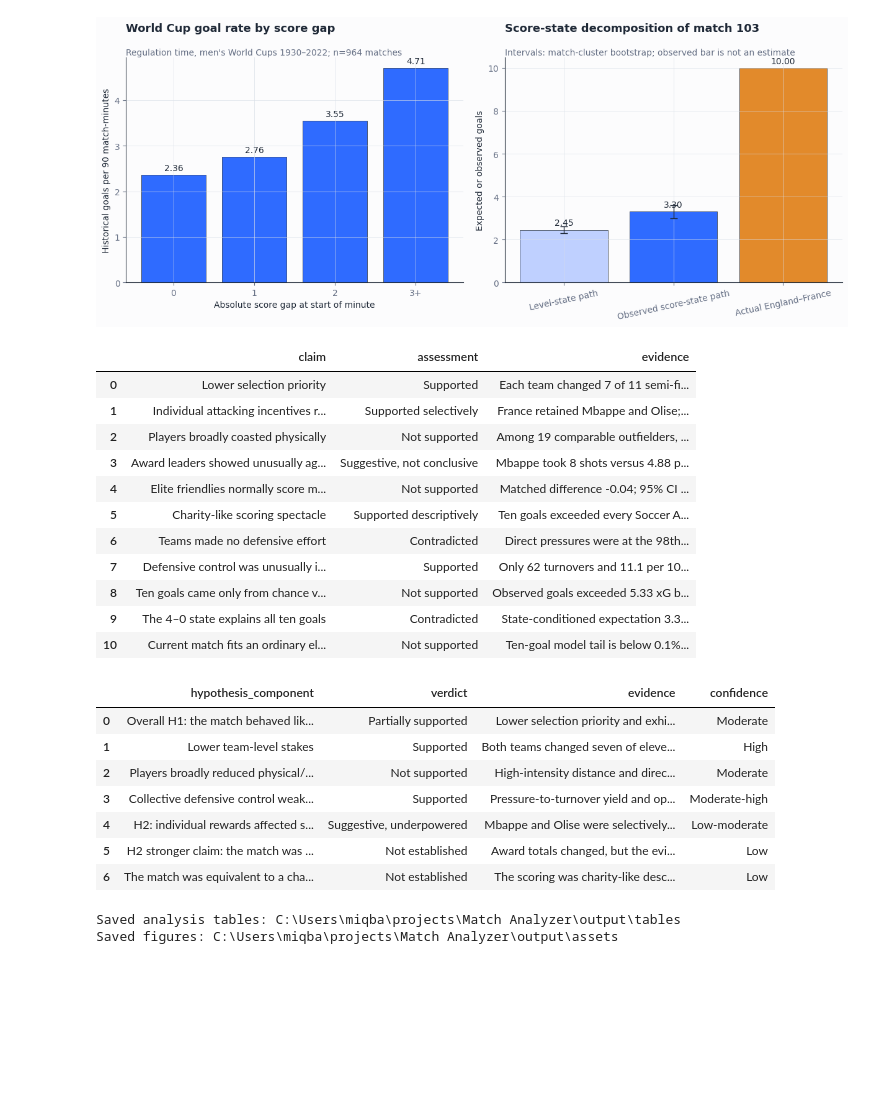
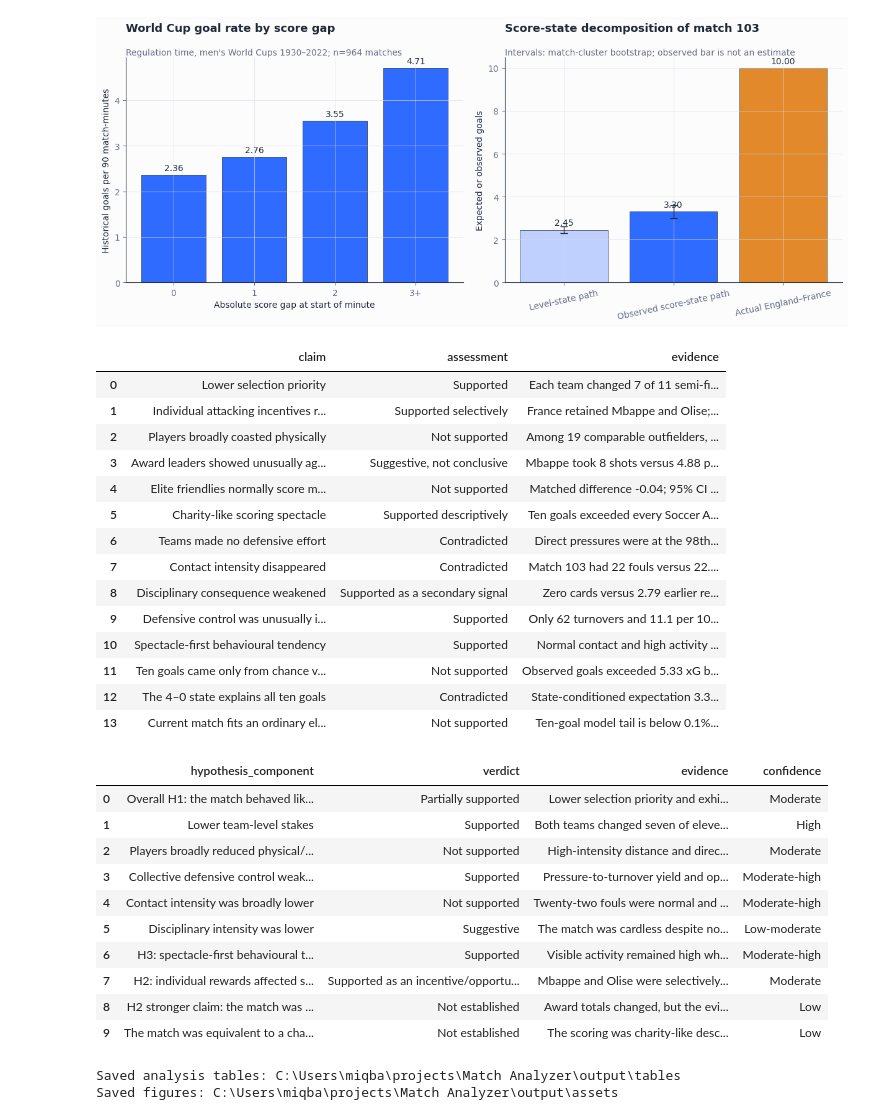
Before and after one commit to Shiverion/england-france-third-place-analysis, a Jupyter notebook: output/jupyter-notebook/england_france_2026_third_place_analysis_v2.ipynb, the cells around one changed output. Saved outputs shown, nothing was run; the diff lists cells and outputs as text; code cells hidden in the pictures; blank space fills up the shorter version.

```diff
--- a/output/jupyter-notebook/england_france_2026_third_place_analysis_v2.ipynb
+++ b/output/jupyter-notebook/england_france_2026_third_place_analysis_v2.ipynb
@@ -205,6 +217,17 @@ player_match_coverage = player_match.groupby("team")["match_number"].nunique()
 minute_totals = player_match.groupby(["match_number", "team", "match_duration"])["minutes"].sum()
 minute_expected = minute_totals.index.get_level_values("match_duration") * 11
 minute_groups_reconciled = int(np.isclose(minute_totals.to_numpy(), minute_expected).sum())
+discipline_team_sizes = team_discipline.groupby("match_number").size()
+discipline_foul_reconciliation = team_discipline.merge(
+    team_discipline[["match_number", "team", "fouls_committed"]],
+    left_on=["match_number", "opponent"],
+    right_on=["match_number", "team"],
+    suffixes=("", "_opponent"),
+    validate="one_to_one",
+)
+discipline_fouls_reconciled = discipline_foul_reconciliation[
+    "fouls_suffered"
+].eq(discipline_foul_reconciliation["fouls_committed_opponent"])
 
 quality_checks = pd.DataFrame([
     ("International result dates parse", int(results["date"].notna().sum()), len(results), "pass" if results["date"].notna().all() else "review"),
@@ -221,6 +244,10 @@ quality_checks = pd.DataFrame([
     ("FIFA player-match-shirt key unique", player_key_duplicates, 0, "pass" if player_key_duplicates == 0 else "fail"),
     ("Focal teams each cover eight matches", int(player_match_coverage.eq(8).sum()), 2, "pass" if player_match_coverage.eq(8).all() else "fail"),
     ("Player minutes reconcile eleven on-field slots", minute_groups_reconciled, len(minute_totals), "pass" if minute_groups_reconciled == len(minute_totals) else "fail"),
+    ("Full Time reports cover matches 1–103 exactly", int(set(match_discipline["match_number"]) == set(range(1, 104))), 1, "pass" if set(match_discipline["match_number"]) == set(range(1, 104)) else "fail"),
+    ("Full Time reports have two team rows per match", int(discipline_team_sizes.eq(2).sum()), 103, "pass" if discipline_team_sizes.eq(2).all() else "fail"),
+    ("Fouls suffered reconcile to opponent fouls", int(discipline_fouls_reconciled.sum()), len(team_discipline), "pass" if discipline_fouls_reconciled.all() else "fail"),
+    ("Full Time report supplies Match-103 ten-goal score", int(match_discipline.loc[match_discipline["match_number"].eq(103), "total_goals"].iloc[0]), 10, "pass"),
     ("Results backbone current score populated", int(current_result_row[["home_score", "away_score"]].notna().all(axis=1).sum()), 1, "expected gap"),
 ], columns=["check", "observed", "expected", "status"])
 
@@ -238,6 +265,10 @@ assert incentive_arithmetic.all()
 assert player_key_duplicates == 0
 assert player_match_coverage.eq(8).all()
 assert minute_groups_reconciled == len(minute_totals)
+assert set(match_discipline["match_number"]) == set(range(1, 104))
+assert discipline_team_sizes.eq(2).all()
+assert discipline_fouls_reconciled.all()
+assert match_discipline.loc[match_discipline["match_number"].eq(103), "total_goals"].iloc[0] == 10
 display(quality_checks)
 
 print("Known freshness gap: the cloned results backbone still stores match 103 as an unscored fixture; official FIFA data supplies the result and process metrics.")
@@ -1716,7 +2080,10 @@ evidence_scorecard = pd.DataFrame([
     ("Elite friendlies normally score much more", "Not supported", f"Matched difference {primary_test['mean_difference']:+.2f}; 95% CI {primary_test['ci_low']:+.2f} to {primary_test['ci_high']:+.2f}; p={primary_test['permutation_p']:.3f}."),
     ("Charity-like scoring spectacle", "Supported descriptively", f"Ten goals exceeded every Soccer Aid row; the expanded {len(benchmark_all)}-match benchmark shows that creator-led formats can also reach 10+ goals, so event stratification matters."),
     ("Teams made no defensive effort", "Contradicted", f"Direct pressures were at the {process_percentiles.loc[process_percentiles['metric'].eq('direct_pressures'), 'percentile'].iloc[0]:.0f}th percentile, while high-intensity player distance was above individual baselines."),
+    ("Contact intensity disappeared", "Contradicted", f"Match 103 had {current_discipline['total_fouls']:.0f} fouls versus {reference_90['total_fouls'].mean():.2f} in earlier regulation-time matches; tackles attempted were {contact_control_split.loc[contact_control_split['metric'].eq('tackles_made'), 'relative_delta_pct'].iloc[0]:+.0f}% versus the focal teams' own prior rates."),
+    ("Disciplinary consequence weakened", "Supported as a secondary signal", f"Zero cards versus {reference_90['total_card_events'].mean():.2f} earlier regulation-time mean; add-one empirical p={discipline_tests.loc[discipline_tests['reference'].eq('All earlier knockout matches'), 'add_one_empirical_lower_tail_p'].iloc[0]:.3f} for all earlier knockout matches and {discipline_tests.loc[discipline_tests['reference'].eq('Regulation-only knockout matches'), 'add_one_empirical_lower_tail_p'].iloc[0]:.3f} after excluding extra time."),
     ("Defensive control was unusually ineffective", "Supported", f"Only {current_process['forced_turnovers']:.0f} turnovers and {current_process['turnovers_per_100_pressures']:.1f} per 100 pressures; the latter was below all 102 earlier matches."),
+    ("Spectacle-first behavioural tendency", "Supported", "Normal contact and high activity coexisted with zero cards, tournament-leading attack, bottom-ranked pressure yield, and collapsed clearance/duel outcomes. This supports an incentive tendency, not pre-arrangement."),
     ("Ten goals came only from chance volume", "Not supported", f"Observed goals exceeded 5.33 xG by 4.67; aggregate-Poisson P(10+)≈{100 * finishing.loc[finishing['scope'].eq('Combined'), 'poisson_tail_p'].iloc[0]:.1f}%."),
     ("The 4–0 state explains all ten goals", "Contradicted", f"State-conditioned expectation {current_expected:.2f} versus 10 observed; level-state expectation {level_expected:.2f}."),
     ("Current match fits an ordinary elite friendly", "Not supported", "Ten-goal model tail is below 0.1% in both matched professional contexts."),
@@ -1728,7 +2095,10 @@ hypothesis_verdict = pd.DataFrame([
     ("Lower team-level stakes", "Supported", "Both teams changed seven of eleven semi-final starters.", "High"),
     ("Players broadly reduced physical/defensive effort", "Not supported", "High-intensity distance and direct pressures rose; player tests are exploratory and Holm-adjusted p-values exceed 0.05.", "Moderate"),
     ("Collective defensive control weakened", "Supported", "Pressure-to-turnover yield and opponent chance quality were unusually poor.", "Moderate-high"),
-    ("H2: individual rewards affected selection and attacking involvement", "Suggestive, underpowered", "Mbappe and Olise were selectively retained and highly involved; within-player samples are small and motive is unobserved.", "Low-moderate"),
+    ("Contact intensity was broadly lower", "Not supported", "Twenty-two fouls were normal and tackles attempted, blocks, pressure attempts, and high-intensity distance were elevated.", "Moderate-high"),
+    ("Disciplinary intensity was lower", "Suggestive", "The match was cardless despite normal foul volume; knockout empirical tails are about 0.065–0.087 and referee/foul-band sensitivities are weaker.", "Low-moderate"),
+    ("H3: spectacle-first behavioural tendency", "Supported", "Visible activity remained high while attacking output peaked and collective defensive conversion, clearances, duel control, and card consequence fell.", "Moderate-high"),
+    ("H2: individual rewards affected selection and attacking involvement", "Supported as an incentive/opportunity mechanism; player attribution remains suggestive", "Mbappe and Olise were selectively retained, highly involved, and materially changed award standings; small within-player samples and unobserved motive limit attribution.", "Moderate"),
     ("H2 stronger claim: the match was primarily used to farm statistics", "Not established", "Award totals changed, but the evidence cannot distinguish intentional stat-seeking from normal attacking opportunity or private motive.", "Low"),
     ("The match was equivalent to a charity match", "Not established", "The scoring was charity-like descriptively, but roster quality, incentives, and rules are not comparable.", "Low"),
 ], columns=["hypothesis_component", "verdict", "evidence", "confidence"])
@@ -1781,45 +2151,62 @@ summary_payload = {
     "current_direct_pressures": int(current_process["direct_pressures"]),
     "current_forced_turnovers": int(current_process["forced_turnovers"]),
     "current_turnovers_per_100_pressures": float(current_process["turnovers_per_100_pressures"]),
+    "current_total_fouls": int(current_discipline["total_fouls"]),
+    "regulation_reference_mean_fouls": float(reference_90["total_fouls"].mean()),
+    "current_total_card_events": int(current_discipline["total_card_events"]),
+    "regulation_reference_mean_card_events": float(reference_90["total_card_events"].mean()),
+    "knockout_cardless_empirical_p": float(discipline_tests.loc[discipline_tests["reference"].eq("All earlier knockout matches"), "add_one_empirical_lower_tail_p"].iloc[0]),
+    "regulation_knockout_cardless_empirical_p": float(discipline_tests.loc[discipline_tests["reference"].eq("Regulation-only knockout matches"), "add_one_empirical_lower_tail_p"].iloc[0]),
+    "tackles_made_delta_pct": float(contact_control_split.loc[contact_control_split["metric"].eq("tackles_made"), "relative_delta_pct"].iloc[0]),
+    "clearances_delta_pct": float(contact_control_split.loc[contact_control_split["metric"].eq("clearances"), "relative_delta_pct"].iloc[0]),
+    "possession_contests_won_delta_pct": float(contact_control_split.loc[contact_control_split["metric"].eq("possession_contests_won"), "relative_delta_pct"].iloc[0]),
+    "spectacle_first_hypothesis_verdict": "Supported as a behavioural tendency",
+    "spectacle_first_hypothesis_confidence": "Moderate-high",
     "level_state_expected_goals": level_expected,
     "observed_state_expected_goals": current_expected,
     "observed_goals": 10,
     "overall_hypothesis_verdict": "Partially supported",
     "overall_hypothesis_confidence": "Moderate",
-    "hypothesis_note": "Lower stakes and exhibition-like openness are supported; broad coasting, no defending, and exact charity equivalence are not established.",
-    "individual_stats_hypothesis_verdict": "Suggestive, underpowered",
-    "individual_stats_hypothesis_confidence": "Low-moderate",
+    "hypothesis_note": "The literal low-effort claim is only partial, but the revised spectacle-first hypothesis is supported: visible activity stayed high while attack, risk acceptance, stat opportunity, and defensive-control failure aligned.",
+    "individual_stats_hypothesis_verdict": "Supported as an incentive/opportunity mechanism; intentional attribution remains suggestive",
+    "individual_stats_hypothesis_confidence": "Moderate",
     "individual_stats_strong_claim_verdict": "Not established",
 }
 with open(TABLES / "v2_summary_metrics.json", "w", encoding="utf-8") as handle:
     json.dump(summary_payload, handle, indent=2)
 evidence_scorecard.to_csv(TABLES / "v2_evidence_scorecard.csv", index=False)
 hypothesis_verdict.to_csv(TABLES / "v2_hypothesis_verdict.csv", index=False)
 quality_checks.to_csv(TABLES / "v2_data_quality_checks.csv", index=False)
 
 print("Saved analysis tables:", TABLES)
 print("Saved figures:", ASSETS)
 # %% [output]
 |  | claim | assessment | evidence |
 | 0 | Lower selection priority | Supported | Each team changed 7 of 11 semi-fi... |
 | 1 | Individual attacking incentives r... | Supported selectively | France retained Mbappe and Olise;... |
 | 2 | Players broadly coasted physically | Not supported | Among 19 comparable outfielders, ... |
 | 3 | Award leaders showed unusually ag... | Suggestive, not conclusive | Mbappe took 8 shots versus 4.88 p... |
 | 4 | Elite friendlies normally score m... | Not supported | Matched difference -0.04; 95% CI ... |
 | 5 | Charity-like scoring spectacle | Supported descriptively | Ten goals exceeded every Soccer A... |
 | 6 | Teams made no defensive effort | Contradicted | Direct pressures were at the 98th... |
-| 7 | Defensive control was unusually i... | Supported | Only 62 turnovers and 11.1 per 10... |
-| 8 | Ten goals came only from chance v... | Not supported | Observed goals exceeded 5.33 xG b... |
-| 9 | The 4–0 state explains all ten goals | Contradicted | State-conditioned expectation 3.3... |
-| 10 | Current match fits an ordinary el... | Not supported | Ten-goal model tail is below 0.1%... |
+| 7 | Contact intensity disappeared | Contradicted | Match 103 had 22 fouls versus 22.... |
+| 8 | Disciplinary consequence weakened | Supported as a secondary signal | Zero cards versus 2.79 earlier re... |
+| 9 | Defensive control was unusually i... | Supported | Only 62 turnovers and 11.1 per 10... |
+| 10 | Spectacle-first behavioural tendency | Supported | Normal contact and high activity ... |
+| 11 | Ten goals came only from chance v... | Not supported | Observed goals exceeded 5.33 xG b... |
+| 12 | The 4–0 state explains all ten goals | Contradicted | State-conditioned expectation 3.3... |
+| 13 | Current match fits an ordinary el... | Not supported | Ten-goal model tail is below 0.1%... |
 |  | hypothesis_component | verdict | evidence | confidence |
 | 0 | Overall H1: the match behaved lik... | Partially supported | Lower selection priority and exhi... | Moderate |
 | 1 | Lower team-level stakes | Supported | Both teams changed seven of eleve... | High |
 | 2 | Players broadly reduced physical/... | Not supported | High-intensity distance and direc... | Moderate |
 | 3 | Collective defensive control weak... | Supported | Pressure-to-turnover yield and op... | Moderate-high |
-| 4 | H2: individual rewards affected s... | Suggestive, underpowered | Mbappe and Olise were selectively... | Low-moderate |
-| 5 | H2 stronger claim: the match was ... | Not established | Award totals changed, but the evi... | Low |
-| 6 | The match was equivalent to a cha... | Not established | The scoring was charity-like desc... | Low |
+| 4 | Contact intensity was broadly lower | Not supported | Twenty-two fouls were normal and ... | Moderate-high |
+| 5 | Disciplinary intensity was lower | Suggestive | The match was cardless despite no... | Low-moderate |
+| 6 | H3: spectacle-first behavioural t... | Supported | Visible activity remained high wh... | Moderate-high |
+| 7 | H2: individual rewards affected s... | Supported as an incentive/opportu... | Mbappe and Olise were selectively... | Moderate |
+| 8 | H2 stronger claim: the match was ... | Not established | Award totals changed, but the evi... | Low |
+| 9 | The match was equivalent to a cha... | Not established | The scoring was charity-like desc... | Low |
 Saved analysis tables: C:\Users\miqba\projects\Match Analyzer\output\tables
 Saved figures: C:\Users\miqba\projects\Match Analyzer\output\assets
 # %% [markdown]
```
Also changed, not shown: parts of 8 cells of this notebook, 18 other files.
